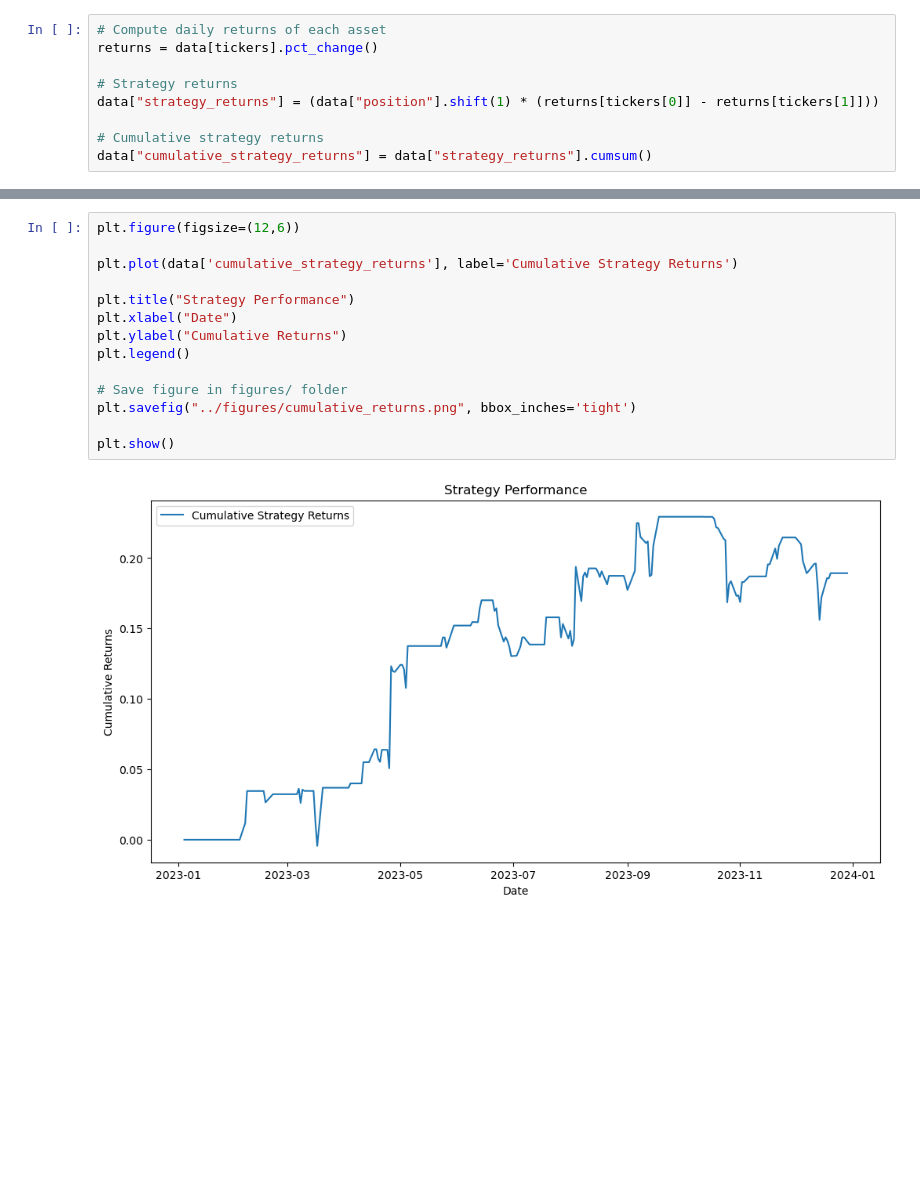
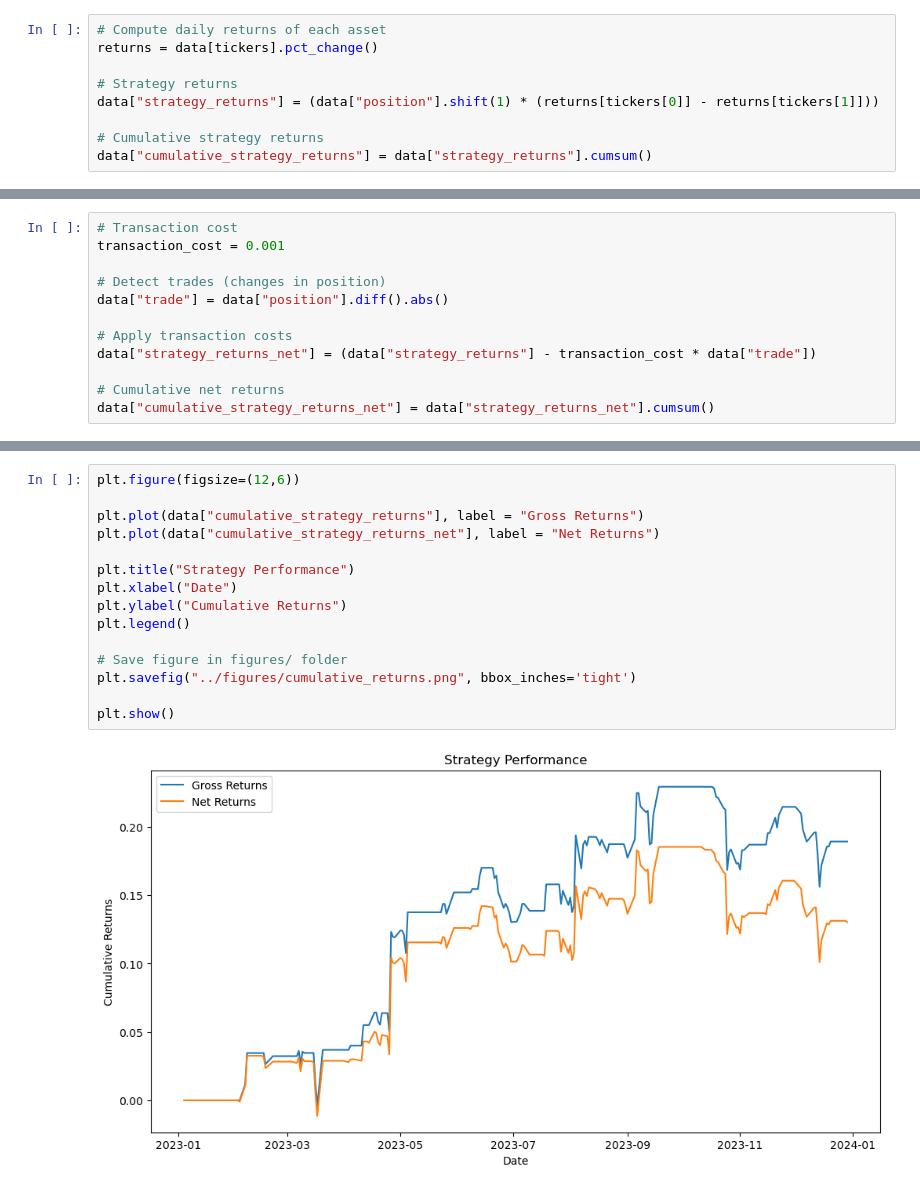
Before and after one commit to Gabrielnstr/pair_trading_strategy, a Jupyter notebook: notebooks/pair_trading_strategy.ipynb, the cells around one changed output, grey strips where cells are left out. Saved outputs shown, nothing was run; the diff lists cells and outputs as text; blank space fills up the shorter version.

Commit message:
Update results section to include transaction cost impact

```diff
--- a/notebooks/pair_trading_strategy.ipynb
+++ b/notebooks/pair_trading_strategy.ipynb
@@ -104 +108,13 @@ data["cumulative_strategy_returns"] = data["strategy_returns"].cumsum()
+# %%
+# Transaction cost
+transaction_cost = 0.001
+
+# Detect trades (changes in position)
+data["trade"] = data["position"].diff().abs()
+
+# Apply transaction costs
+data["strategy_returns_net"] = (data["strategy_returns"] - transaction_cost * data["trade"])
+
+# Cumulative net returns
+data["cumulative_strategy_returns_net"] = data["strategy_returns_net"].cumsum()
 # %% [markdown]
@@ -132,17 +153,18 @@ plt.show()
 # %%
 plt.figure(figsize=(12,6))
 
-plt.plot(data['cumulative_strategy_returns'], label='Cumulative Strategy Returns')
+plt.plot(data["cumulative_strategy_returns"], label = "Gross Returns")
+plt.plot(data["cumulative_strategy_returns_net"], label = "Net Returns")
 
 plt.title("Strategy Performance")
 plt.xlabel("Date")
 plt.ylabel("Cumulative Returns")
 plt.legend()
 
 # Save figure in figures/ folder
 plt.savefig("../figures/cumulative_returns.png", bbox_inches='tight')
 
 plt.show()
 # %% [output]
-[figure, old version]
+[figure, new version]
 # %%
```
Also changed, not shown: parts of 13 cells of this notebook, 3 other files.
